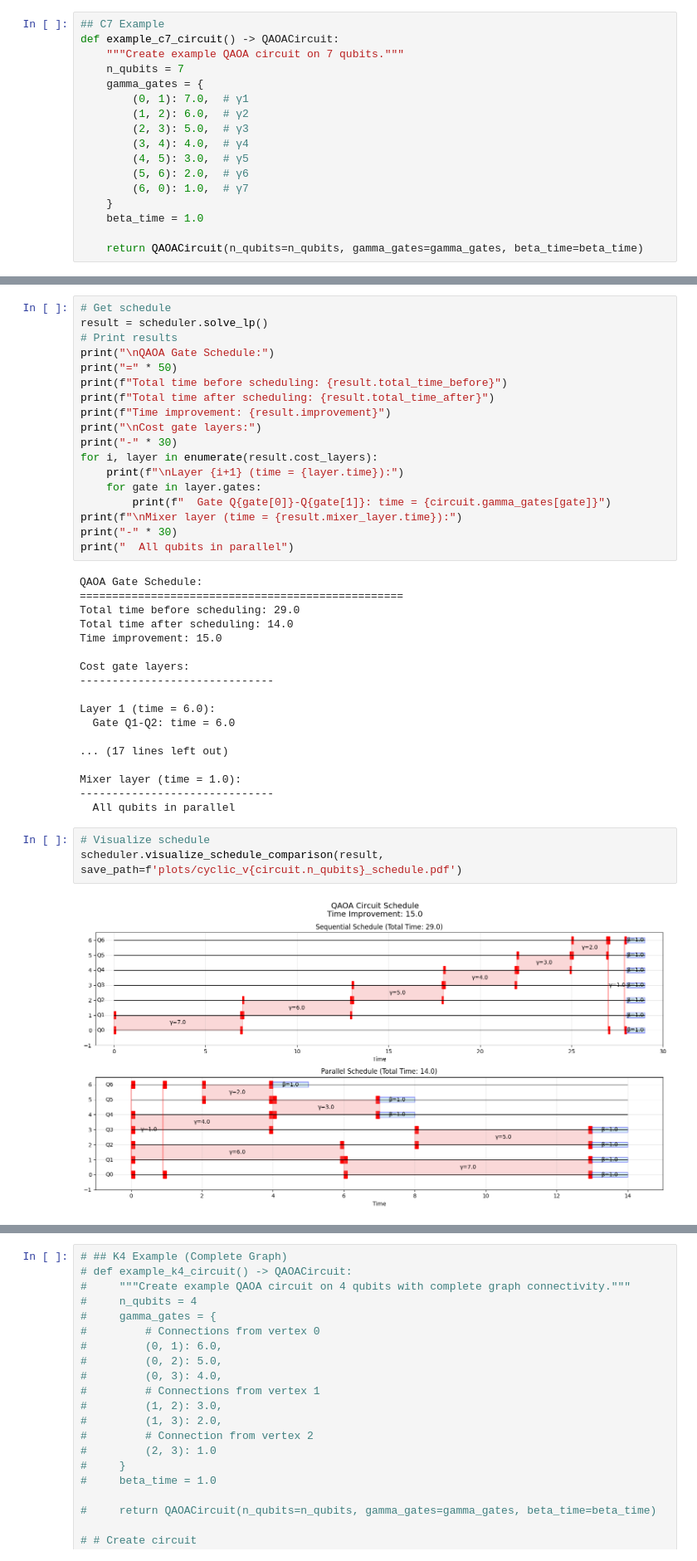
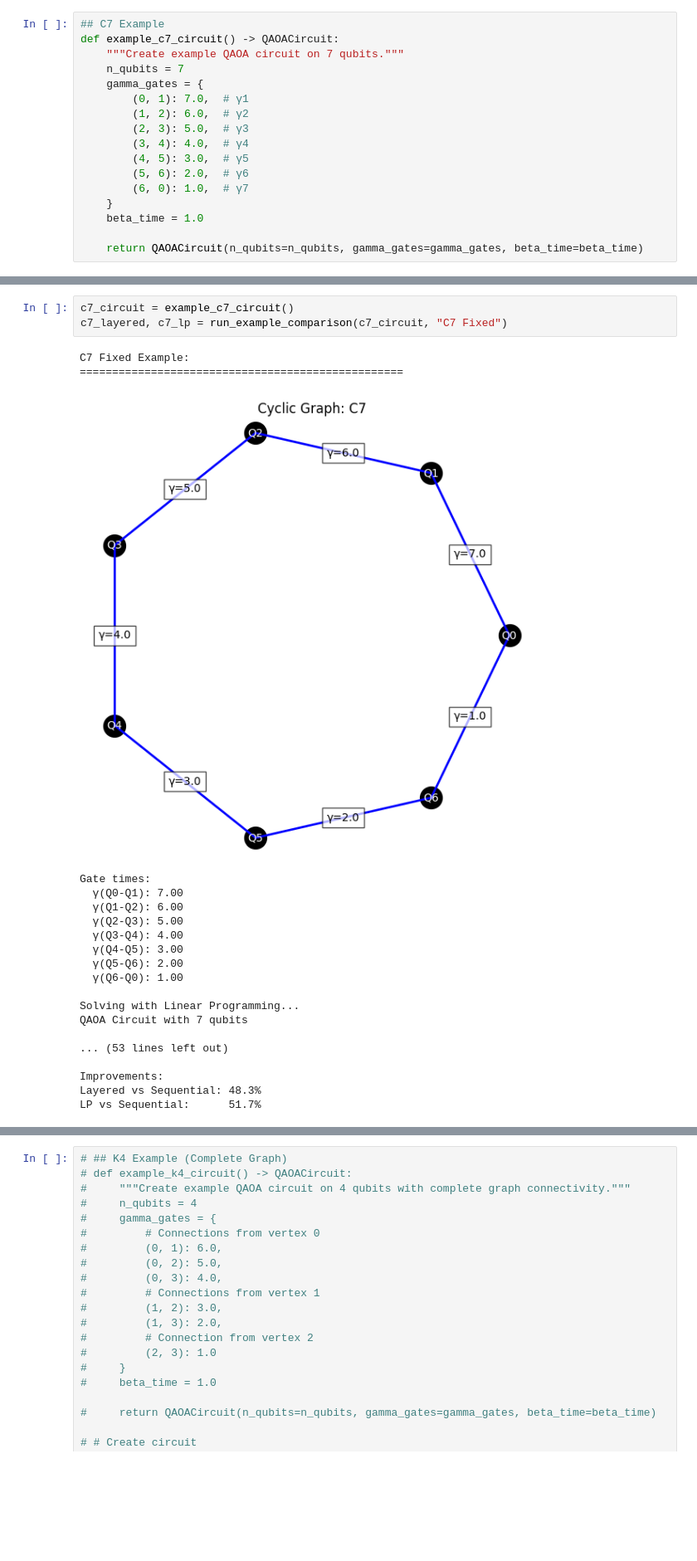
Before and after one commit to Mostafa-Atallah2020/QintProg, a Jupyter notebook: notebooks/QAOA schedueling.ipynb, the cells around one changed output, grey strips where cells are left out. Shown: that part at 83% size. Drawn from its saved outputs; the diff is of its cells as text; blank space fills up the shorter version.

```diff
--- a/notebooks/QAOA schedueling.ipynb
+++ b/notebooks/QAOA schedueling.ipynb
@@ -136,41 +131,24 @@ where M = 28.0
-# %%
-# Get schedule
-result = scheduler.solve_lp()
-# Print results
-print("\nQAOA Gate Schedule:")
-print("=" * 50)
-print(f"Total time before scheduling: {result.total_time_before}")
-print(f"Total time after scheduling: {result.total_time_after}")
-print(f"Time improvement: {result.improvement}")
-print("\nCost gate layers:")
-print("-" * 30)
-for i, layer in enumerate(result.cost_layers):
-    print(f"\nLayer {i+1} (time = {layer.time}):")
-    for gate in layer.gates:
-        print(f"  Gate Q{gate[0]}-Q{gate[1]}: time = {circuit.gamma_gates[gate]}")
-print(f"\nMixer layer (time = {result.mixer_layer.time}):")
-print("-" * 30)
-print("  All qubits in parallel")
-# %% [output]
-QAOA Gate Schedule:
-==================================================
-Total time before scheduling: 29.0
-Total time after scheduling: 14.0
-Time improvement: 15.0
-
-Cost gate layers:
-------------------------------
-
-Layer 1 (time = 6.0):
-  Gate Q1-Q2: time = 6.0
-
-... (17 lines left out)
-
-Mixer layer (time = 1.0):
-------------------------------
-  All qubits in parallel
-# %%
-# Visualize schedule
-scheduler.visualize_schedule_comparison(result, save_path=f'plots/cyclic_v{circuit.n_qubits}_schedule.pdf')
-# %% [output]
-[figure, removed]
+# %%
+c7_circuit = example_c7_circuit()
+c7_layered, c7_lp = run_example_comparison(c7_circuit, "C7 Fixed")
+# %% [output]
+C7 Fixed Example:
+==================================================
+[figure, added]
+Gate times:
+  γ(Q0-Q1): 7.00
+  γ(Q1-Q2): 6.00
+  γ(Q2-Q3): 5.00
+  γ(Q3-Q4): 4.00
+  γ(Q4-Q5): 3.00
+  γ(Q5-Q6): 2.00
+  γ(Q6-Q0): 1.00
+
+Solving with Linear Programming...
+QAOA Circuit with 7 qubits
+
+... (53 lines left out)
+
+Improvements:
+Layered vs Sequential: 48.3%
+LP vs Sequential:      51.7%
```
Also changed, not shown: parts of 26 cells of this notebook, 10 other files.
